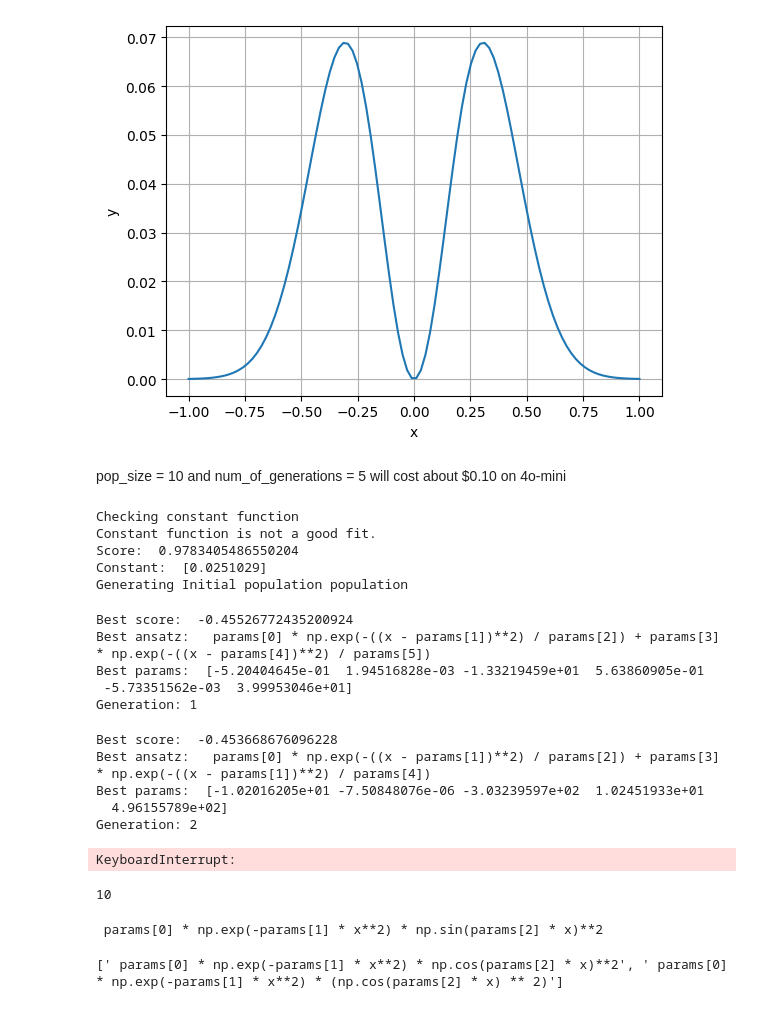
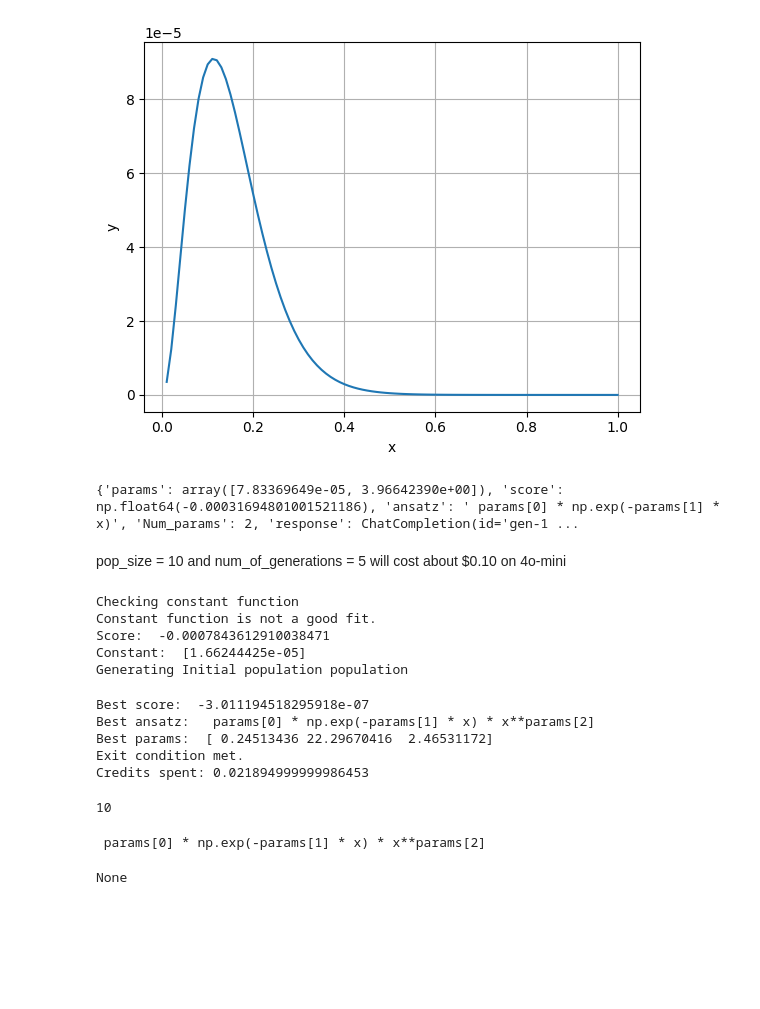
Before and after one commit to harveyThomas4692/llmlex, a Jupyter notebook: Example/testing_area.ipynb, the cells around one changed output. Drawn from its saved outputs; the diff is of its cells as text; code cells hidden in the pictures; blank space fills up the shorter version.

```diff
--- a/Example/testing_area.ipynb
+++ b/Example/testing_area.ipynb
@@ -10,24 +10,26 @@ client = openai.OpenAI(
   api_key="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",
 )
 # %%
-x = np.linspace(-1, 1, 100)
-y = x*np.sin(2*x)*np.exp(-10 * x**2)
+x = np.linspace(0.01, 1, 100)
+y = x**3./(np.exp(25*x)-1)
 #y = np.pi*np.ones(100)
 
 plt.plot(x, y,label='data')
 plt.xlabel('x')
 plt.ylabel('y')
 plt.grid(True)
 #plt.legend()
 plt.savefig('plot.png')
 
 # Getting the Base64 string
 base64_image = LLMSR.encode_image('plot.png')
 # %% [output]
-[figure, old version]
+[figure, new version]
 # %%
 r = LLMSR.single_call(client, base64_image, x, y, model="openai/gpt-4o",function_list=None, system_prompt=None)
 print(r)
+# %% [output]
+{'params': array([7.83369649e-05, 3.96642390e+00]), 'score': np.float64(-0.00031694801001521186), 'ansatz': ' params[0] * np.exp(-params[1] * x)', 'Num_params': 2, 'response': ChatCompletion(id='gen-1 ...
 # %% [markdown]
 pop_size = 10 and num_of_generations = 5 will cost about $0.10 on 4o-mini
 # %%
@@ -40,20 +42,14 @@ print(f"Credits spent: {start - LLMSR.check_key_limit(client)}")
 # %% [output]
 Checking constant function
 Constant function is not a good fit.
-Score:  0.9783405486550204
-Constant:  [0.0251029]
+Score:  -0.0007843612910038471
+Constant:  [1.66244425e-05]
 Generating Initial population population
-Best score:  -0.45526772435200924
-Best ansatz:   params[0] * np.exp(-((x - params[1])**2) / params[2]) + params[3] * np.exp(-((x - params[4])**2) / params[5])
-Best params:  [-5.20404645e-01  1.94516828e-03 -1.33219459e+01  5.63860905e-01
- -5.73351562e-03  3.99953046e+01]
-Generation: 1
+Best score:  -3.011194518295918e-07
+Best ansatz:   params[0] * np.exp(-params[1] * x) * x**params[2]
+Best params:  [ 0.24513436 22.29670416  2.46531172]
+Exit condition met.
+Credits spent: 0.021894999999986453
-Best score:  -0.453668676096228
-Best ansatz:   params[0] * np.exp(-((x - params[1])**2) / params[2]) + params[3] * np.exp(-((x - params[1])**2) / params[4])
-Best params:  [-1.02016205e+01 -7.50848076e-06 -3.03239597e+02  1.02451933e+01
-  4.96155789e+02]
-Generation: 2
-KeyboardInterrupt:
 # %%
 len(res[0])
 # %% [output]
@@ -62,11 +58,11 @@ len(res[0])
 highest_score_element = max((item for sublist in res for item in sublist), key=lambda item: item['score'])
 print(highest_score_element['ansatz'])
 # %% [output]
- params[0] * np.exp(-params[1] * x**2) * np.sin(params[2] * x)**2
+ params[0] * np.exp(-params[1] * x) * x**params[2]
 # %%
 print(highest_score_element['function_list'])
 # %% [output]
-[' params[0] * np.exp(-params[1] * x**2) * np.cos(params[2] * x)**2', ' params[0] * np.exp(-params[1] * x**2) * (np.cos(params[2] * x) ** 2)']
+None
 # %%
 # Extract the parameters and the ansatz function from the highest_score_element
 params = highest_score_element['params']
```
Also changed, not shown: parts of 2 cells of this notebook, 9 other files.
